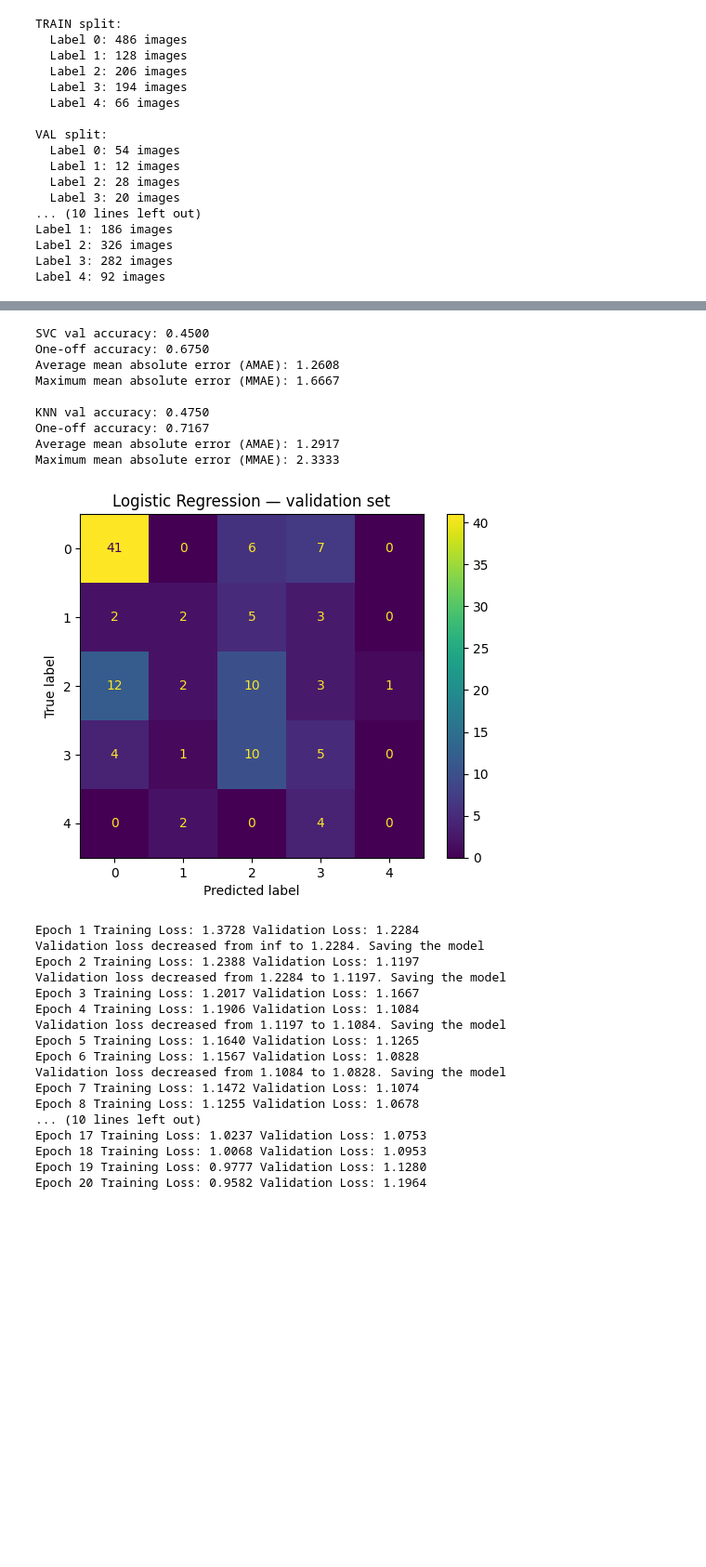
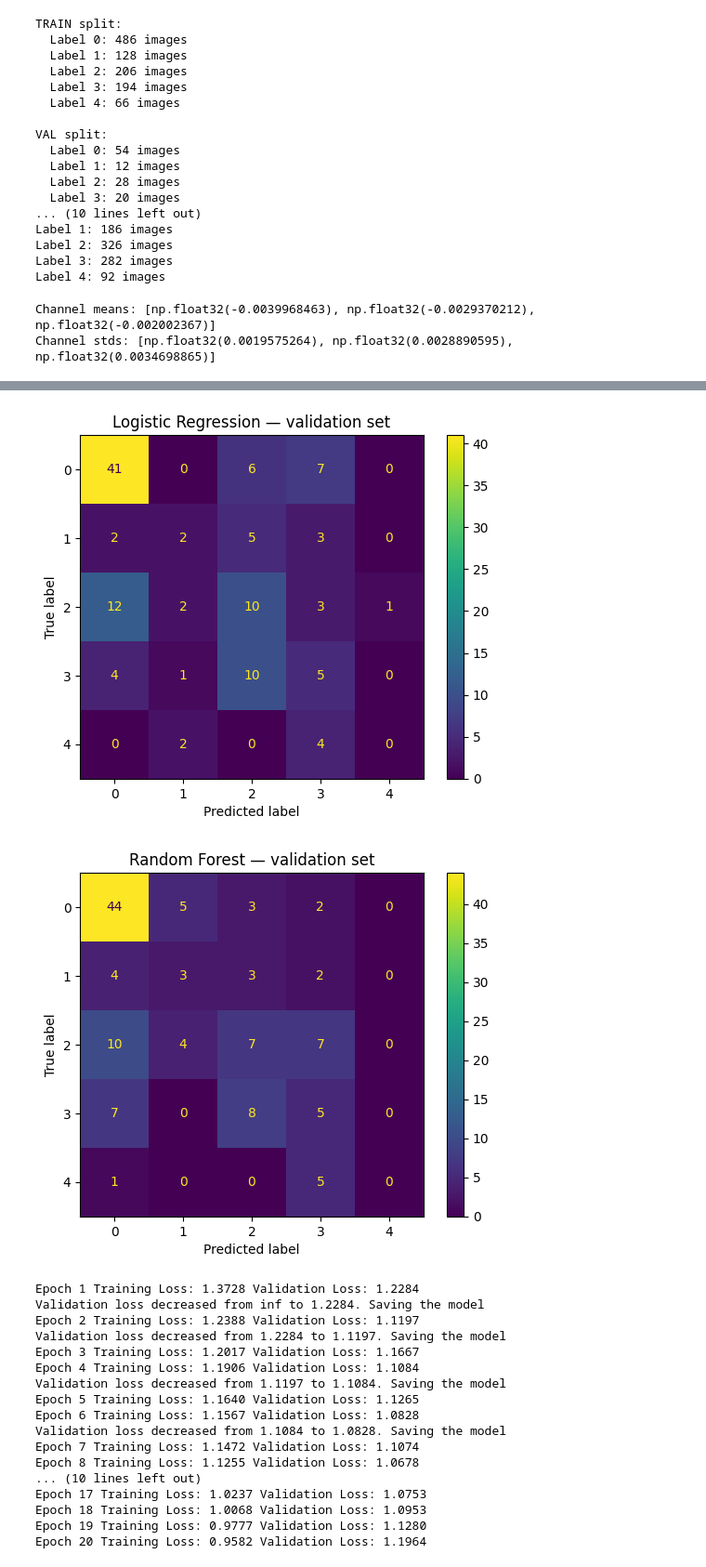
Before and after one commit to Tyenca/9A2-AI-Programming-Brush-up, a Jupyter notebook: main.ipynb, the cells around one changed output, grey strips where cells are left out. Shown at 93% size. Drawn from its saved outputs; the diff is of its cells as text; code cells hidden in the pictures; blank space fills up the shorter version.

```diff
--- a/main.ipynb
+++ b/main.ipynb
@@ -108,6 +108,9 @@ for c, name in enumerate(channel_names):
 mean = [channel_means[0]/255, channel_means[1]/255, channel_means[2]/255]
 std  = [channel_stds[0]/255, channel_stds[1]/255, channel_stds[2]/255]
 
+print(f"Channel means: {mean}")
+print(f"Channel stds: {std}")
+
 # converts image to tensor and scales to [0, 1]
 transform = transforms.Compose([
     transforms.ToTensor(),
@@ -118,6 +121,9 @@ transform = transforms.Compose([
 train_data = RetinaMNIST(split='train', download=True, transform=transform)
 val_data   = RetinaMNIST(split='val',   download=True, transform=transform)
 test_data  = RetinaMNIST(split='test',  download=True, transform=transform)
+# %% [output]
+Channel means: [np.float32(-0.0039968463), np.float32(-0.0029370212), np.float32(-0.002002367)]
+Channel stds: [np.float32(0.0019575264), np.float32(0.0028890595), np.float32(0.0034698865)]
 # %%
 # Baseline model training
 
@@ -189,6 +195,12 @@ disp = ConfusionMatrixDisplay(confusion_matrix=cm, display_labels=[0,1,2,3,4])
 disp.plot()
 plt.title("Logistic Regression — validation set")
 plt.show()
+
+cm = confusion_matrix(y_val, rf_val_preds)
+disp = ConfusionMatrixDisplay(confusion_matrix=cm, display_labels=[0,1,2,3,4])
+disp.plot()
+plt.title("Random Forest — validation set")
+plt.show()
 # %% [output]
 LR val accuracy: 0.4833
 One-off accuracy: 0.7000
@@ -202,13 +224,5 @@ Maximum mean absolute error (MMAE): 1.5000
-SVC val accuracy: 0.4500
-One-off accuracy: 0.6750
-Average mean absolute error (AMAE): 1.2608
-Maximum mean absolute error (MMAE): 1.6667
-
-KNN val accuracy: 0.4750
-One-off accuracy: 0.7167
-Average mean absolute error (AMAE): 1.2917
-Maximum mean absolute error (MMAE): 2.3333
 [figure]
+[figure, added]
 # %%
 # return dataloaders for the RetinaMNIST dataset, given the mean and std for normalization and the batch size.
 def get_dataloaders(mean, std, batch_size=32): #  feed 32 images at a time
```
Also changed, not shown: parts of 2 cells of this notebook, 1 other file.
